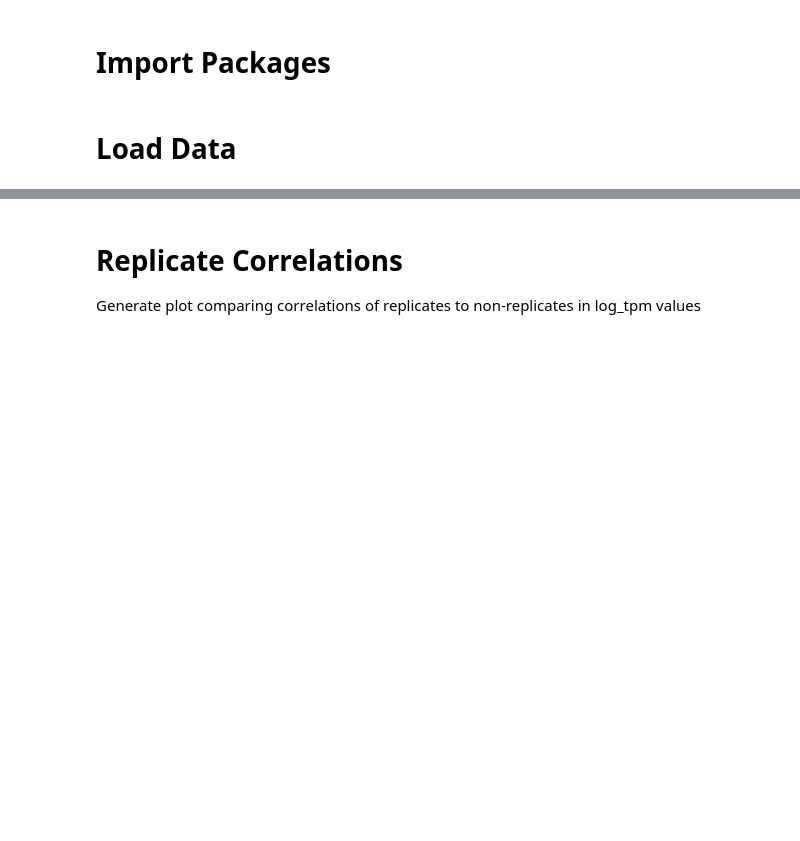
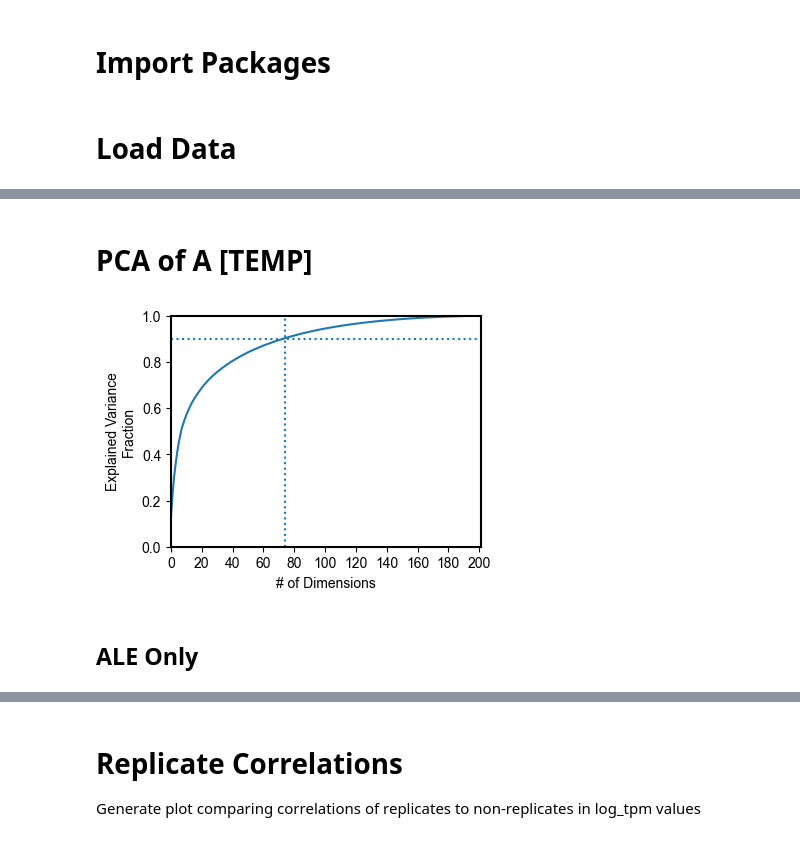
Before and after one commit to SBRG/precise1k, a Jupyter notebook: notebooks/precise1k/fig__investigate_expression.ipynb, the cells around one changed output, grey strips where cells are left out. Cells and saved outputs as stored; diff of their text form; code cells hidden in the pictures; blank space fills up the shorter version.

Commit message:
Review updates to figures; core genome analyses

```diff
--- a/notebooks/precise1k/fig__investigate_expression.ipynb
+++ b/notebooks/precise1k/fig__investigate_expression.ipynb
@@ -44,0 +122,31 @@ log_tpm = pd.read_csv(os.path.join(P1K_PATH, 'log_tpm_qc.csv'), index_col=0)
+# %% [markdown]
+# PCA of A [TEMP]
+# %%
+pca = PCA()
+
+A_z = pd.DataFrame(StandardScaler().fit_transform(p1k.A.T), index=p1k.A.T.index, columns=p1k.A.T.columns)
+
+DF_weights = pd.DataFrame(pca.fit_transform(A_z), index=A_z.index)
+DF_components = pd.DataFrame(pca.components_.T, index=A_z.columns)
+# %%
+# Set the explained variance threshold
+var_cutoff = 0.90
+
+fig, (ax_all) = plt.subplots(1, 1, figsize=(4,3))
+pca_var = np.cumsum(pca.explained_variance_ratio_)
+ax_all.plot(pca_var)
+dims = np.where(pca_var > var_cutoff)[0][0] + 1
+ax_all.vlines(dims,0,1,linestyles='dotted')
+ax_all.hlines(var_cutoff,0,len(log_tpm.columns),linestyles='dotted')
+ax_all.set_ylim(0,1)
+ax_all.set_xlim(0,201)
+ax_all.set_ylabel('Explained Variance\nFraction',fontsize=10)
+ax_all.set_xlabel('# of Dimensions',fontsize=10)
+ax_all.set_xticks(np.arange(0, 201, 20))
+for s in ax_all.spines.values():
+    s.set_color('black')
+    s.set_linewidth(1.5)
+# %% [output]
+[figure, added]
+# %% [markdown]
+## ALE Only
```
Also changed, not shown: parts of 61 cells of this notebook, 18 other files.
